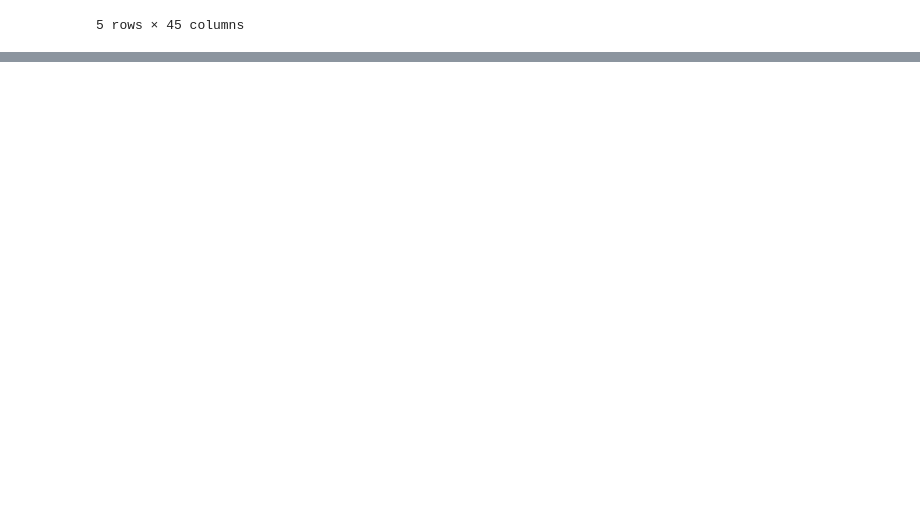
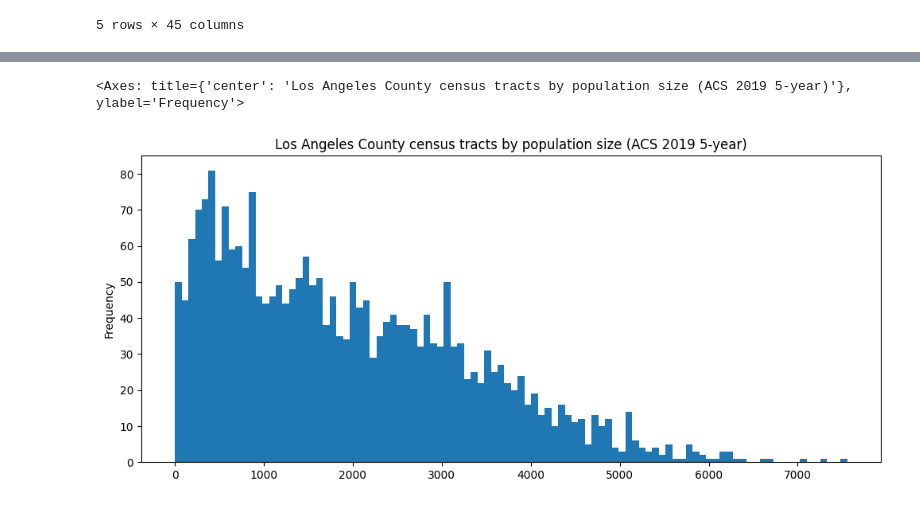
Before and after one commit to phamin2001/census_data, a Jupyter notebook: censusdata-census reporter.ipynb, the cells around one changed output, grey strips where cells are left out. Drawn from its saved outputs; the diff is of its cells as text; code cells hidden in the pictures; blank space fills up the shorter version.

```diff
--- a/censusdata-census reporter.ipynb
+++ b/censusdata-census reporter.ipynb
@@ -161,0 +198,18 @@ gdf.head()
+# %%
+# create a list of columns to keep
+columns_to_keep = ['geoid',
+ 'name',
+ 'B03002001',
+ 'B03002002',
+ 'B03002003',
+ 'B03002004',
+ 'B03002005',
+ 'B03002006',
+ 'B03002007',
+ 'B03002008',
+ 'B03002009',
+ 'B03002012',
+ 'geometry']
+# %%
+# redefine `gdf` with only the columns to keep
+gdf = gdf[columns_to_keep]
@@ -161,0 +248,14 @@ gdf.head()
+# %%
+gdf.columns = ['geoid',
+ 'name',
+ 'Total',
+ 'Non Hispanic',
+ 'Non Hispanic White',
+ 'Non Hispanic Black',
+ 'Non Hispanic American Indian and Alaska Native',
+ 'Non Hispanic Asian',
+ 'Non Hispanic Native Hawaiian and Other Pacific Islander',
+ 'Non Hispanic Some other race',
+ 'Non Hispanic Two or more races',
+ 'Hispanic',
+ 'geometry']
@@ -161,0 +408,8 @@ gdf.head()
+# %%
+# make it bigger, increase the number of bins, and add a title
+gdf['Hispanic'].plot.hist(figsize = (12, 5),
+                       bins = 100,
+                       title = 'Los Angeles County census tracts by population size (ACS 2019 5-year)')
+# %% [output]
+<Axes: title={'center': 'Los Angeles County census tracts by population size (ACS 2019 5-year)'}, ylabel='Frequency'>
+[figure, added]
```
Also changed, not shown: parts of 46 cells of this notebook, 1 other file.
